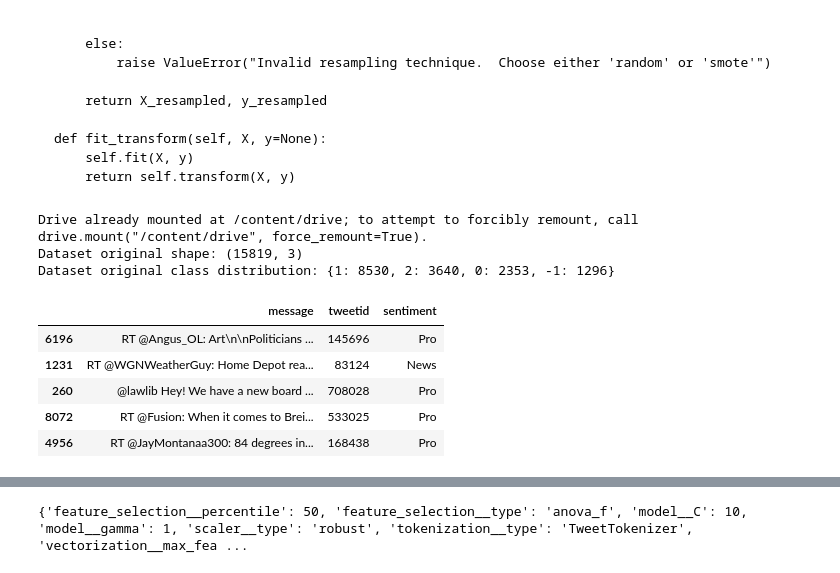
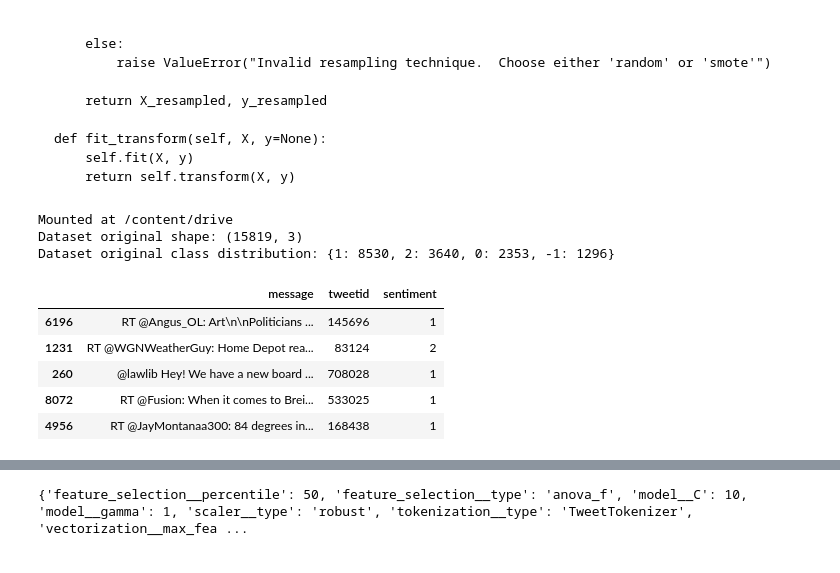
Before and after one commit to dawieloots/advanced-classification-predict, a Jupyter notebook: notebook/Predict_with_pipeline.ipynb, the cells around one changed output, grey strips where cells are left out. Saved outputs shown, nothing was run; the diff lists cells and outputs as text; code cells hidden in the pictures.

```diff
--- a/notebook/Predict_with_pipeline.ipynb
+++ b/notebook/Predict_with_pipeline.ipynb
@@ -426,20 +427,21 @@ def transform_categorical_labels(data):
 # %%
 df_train, size, class_dictionary = load_dataset('colab',0.25)
 # Next section is to calculate class imbalance, for us in randomover and randomundersampling
+
 number_classes = len(class_dictionary)
 majority = max(class_dictionary.values())
 average_class_count = int(size / number_classes)
 oversampling_strategy = {key: max(average_class_count, count)  for key, count in class_dictionary.items()}
 undersampling_strategy = {key: average_class_count  for key, count in oversampling_strategy.items()}
-df_train['sentiment'] = transform_categorical_labels(df_train['sentiment'])
+
 df_train.head()
 # %% [output]
-Drive already mounted at /content/drive; to attempt to forcibly remount, call drive.mount("/content/drive", force_remount=True).
+Mounted at /content/drive
 Dataset original shape: (15819, 3)
 Dataset original class distribution: {1: 8530, 2: 3640, 0: 2353, -1: 1296}
 |  | message | tweetid | sentiment |
-| 6196 | RT @Angus_OL: Art\n\nPoliticians ... | 145696 | Pro |
-| 1231 | RT @WGNWeatherGuy: Home Depot rea... | 83124 | News |
-| 260 | @lawlib Hey! We have a new board ... | 708028 | Pro |
-| 8072 | RT @Fusion: When it comes to Brei... | 533025 | Pro |
-| 4956 | RT @JayMontanaa300: 84 degrees in... | 168438 | Pro |
+| 6196 | RT @Angus_OL: Art\n\nPoliticians ... | 145696 | 1 |
+| 1231 | RT @WGNWeatherGuy: Home Depot rea... | 83124 | 2 |
+| 260 | @lawlib Hey! We have a new board ... | 708028 | 1 |
+| 8072 | RT @Fusion: When it comes to Brei... | 533025 | 1 |
+| 4956 | RT @JayMontanaa300: 84 degrees in... | 168438 | 1 |
```
Also changed, not shown: parts of 10 cells of this notebook, 5 other files.
